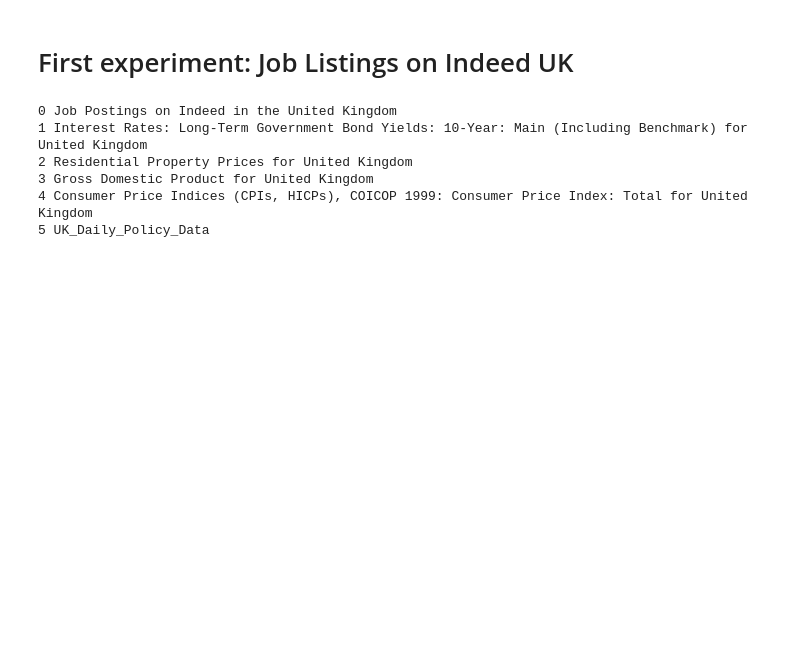
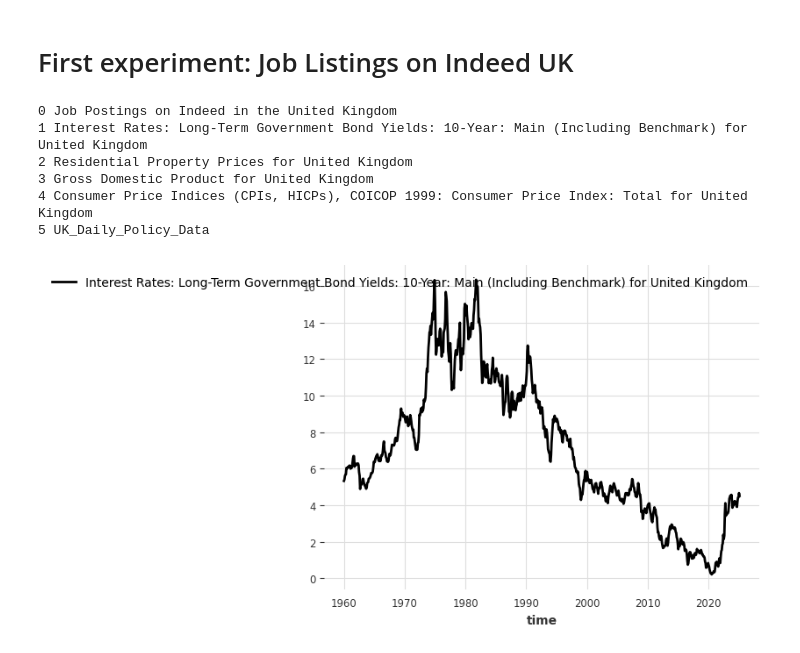
Before and after one commit to GothamAnalytics-7/ASTP, a Jupyter notebook: notebooks/ASTP_Parte2_ClassicModels.ipynb, the cells around one changed output. Drawn from its saved outputs; the diff is of its cells as text; code cells hidden in the pictures; blank space fills up the shorter version.

```diff
--- a/notebooks/ASTP_Parte2_ClassicModels.ipynb
+++ b/notebooks/ASTP_Parte2_ClassicModels.ipynb
@@ -81,3 +82,8 @@ series = data_ts[0]
+# %%
+series.plot()
+plt.show()
+# %% [output]
+[figure, added]
 # %%
 splitting = 0.95
 visualizing = 0.9
```
Also changed, not shown: parts of 10 cells of this notebook, 3 other files.
